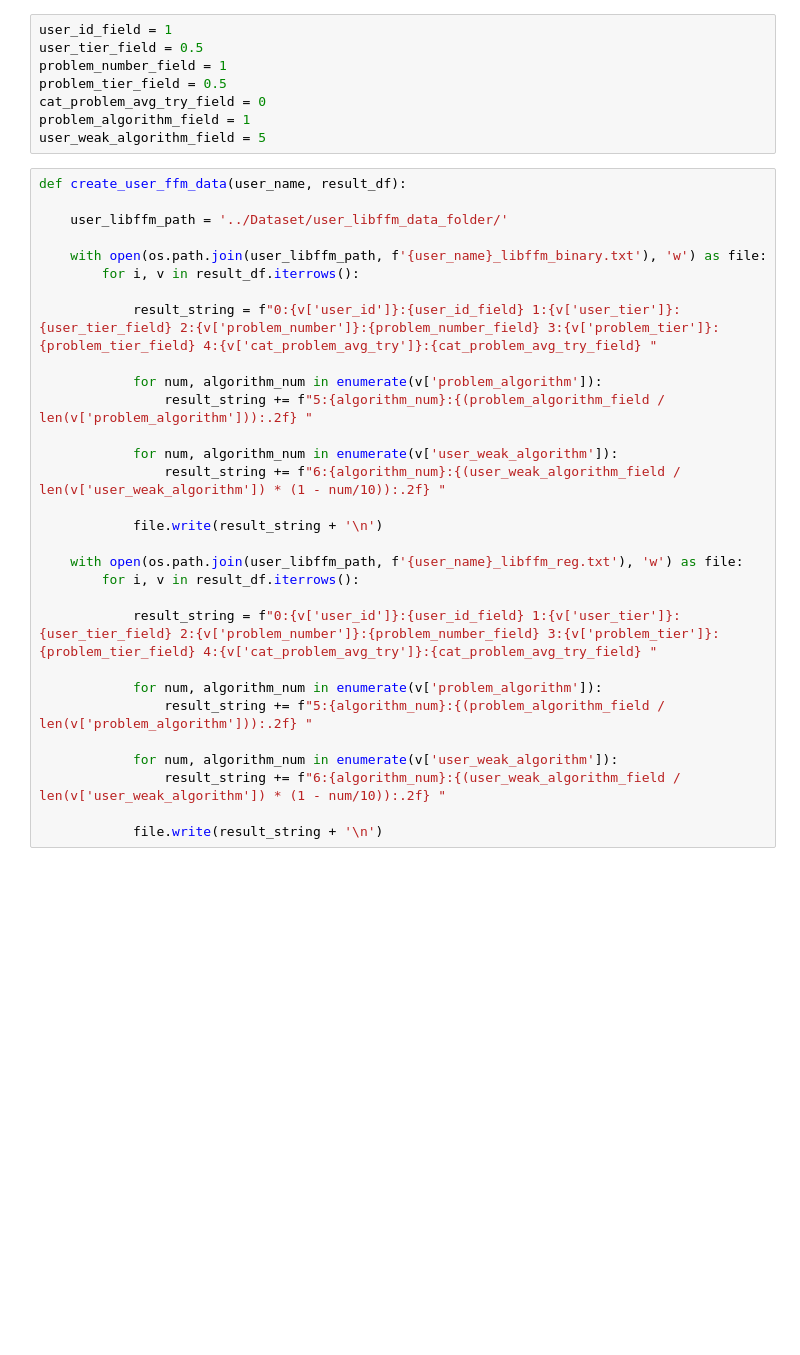
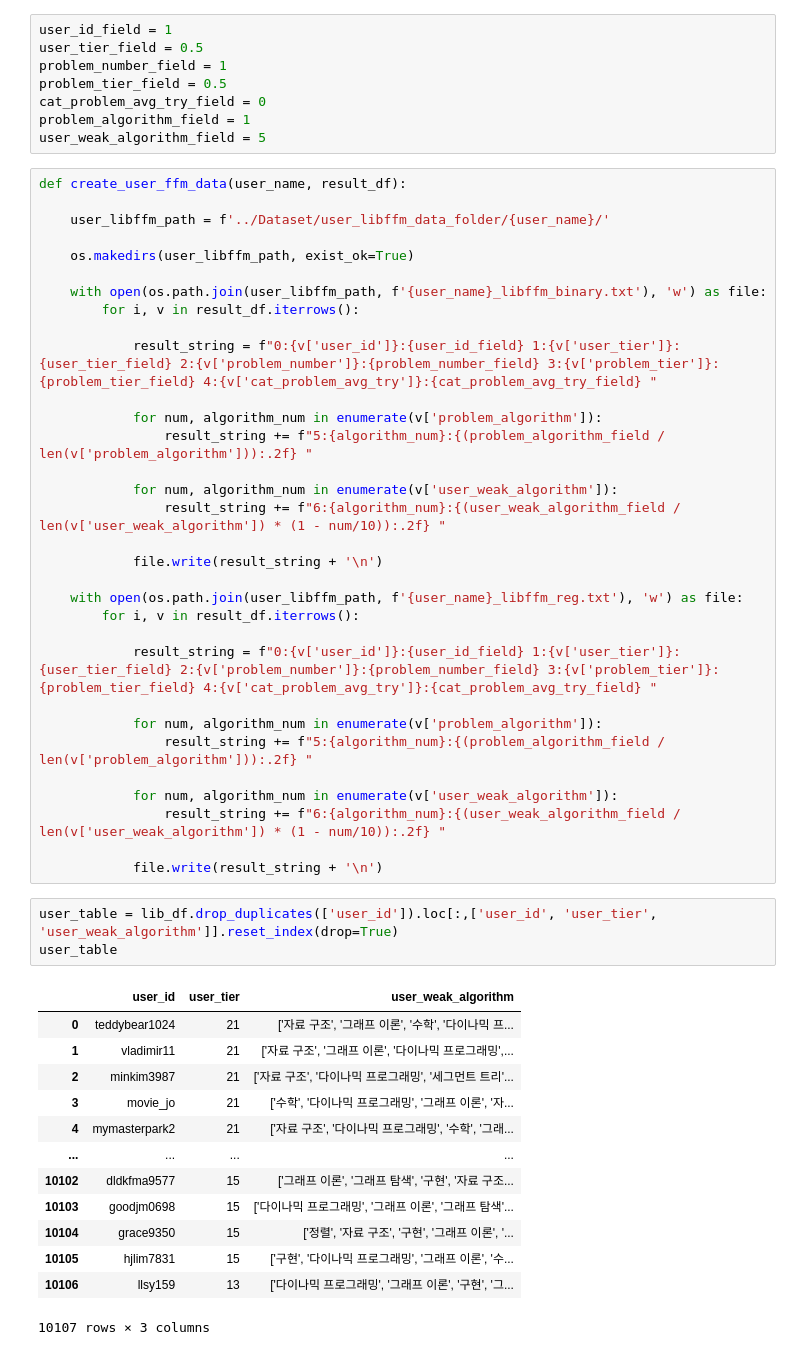
Before and after one commit to Kim-Song/Recommend, a Jupyter notebook: AI/DataPreprocessing/Create_user_ffm_test_file.ipynb, the cells around one changed output. Saved outputs shown, nothing was run; the diff lists cells and outputs as text; blank space fills up the shorter version.

Commit message:
Data pipeLine 생성 작업 1차 커밋

```diff
--- a/AI/DataPreprocessing/Create_user_ffm_test_file.ipynb
+++ b/AI/DataPreprocessing/Create_user_ffm_test_file.ipynb
@@ -93,7 +57,9 @@ user_weak_algorithm_field = 5
 # %%
 def create_user_ffm_data(user_name, result_df):
 
-    user_libffm_path = '../Dataset/user_libffm_data_folder/'
+    user_libffm_path = f'../Dataset/user_libffm_data_folder/{user_name}/'
+
+    os.makedirs(user_libffm_path, exist_ok=True)
 
     with open(os.path.join(user_libffm_path, f'{user_name}_libffm_binary.txt'), 'w') as file:
         for i, v in result_df.iterrows():
@@ -120,3 +86,20 @@ def create_user_ffm_data(user_name, result_df):
                 result_string += f"6:{algorithm_num}:{(user_weak_algorithm_field / len(v['user_weak_algorithm']) * (1 - num/10)):.2f} "
 
             file.write(result_string + '\n')
+# %%
+user_table = lib_df.drop_duplicates(['user_id']).loc[:,['user_id', 'user_tier', 'user_weak_algorithm']].reset_index(drop=True)
+user_table
+# %% [output]
+|  | user_id | user_tier | user_weak_algorithm |
+| 0 | teddybear1024 | 21 | ['자료 구조', '그래프 이론', '수학', '다이나믹 프... |
+| 1 | vladimir11 | 21 | ['자료 구조', '그래프 이론', '다이나믹 프로그래밍',... |
+| 2 | minkim3987 | 21 | ['자료 구조', '다이나믹 프로그래밍', '세그먼트 트리'... |
+| 3 | movie_jo | 21 | ['수학', '다이나믹 프로그래밍', '그래프 이론', '자... |
+| 4 | mymasterpark2 | 21 | ['자료 구조', '다이나믹 프로그래밍', '수학', '그래... |
+| ... | ... | ... | ... |
+| 10102 | dldkfma9577 | 15 | ['그래프 이론', '그래프 탐색', '구현', '자료 구조... |
+| 10103 | goodjm0698 | 15 | ['다이나믹 프로그래밍', '그래프 이론', '그래프 탐색'... |
+| 10104 | grace9350 | 15 | ['정렬', '자료 구조', '구현', '그래프 이론', '... |
+| 10105 | hjlim7831 | 15 | ['구현', '다이나믹 프로그래밍', '그래프 이론', '수... |
+| 10106 | llsy159 | 13 | ['다이나믹 프로그래밍', '그래프 이론', '구현', '그... |
+10107 rows × 3 columns
```
Also changed, not shown: parts of 6 cells of this notebook, 19 other files.
